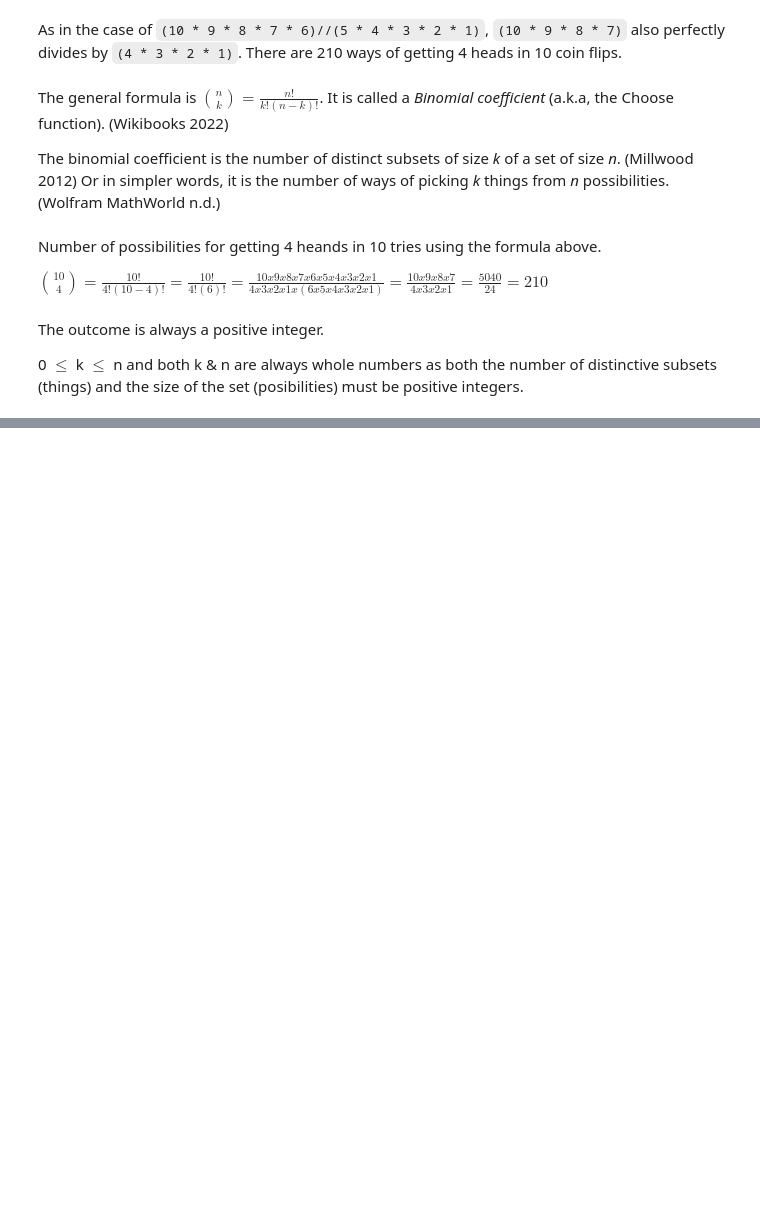
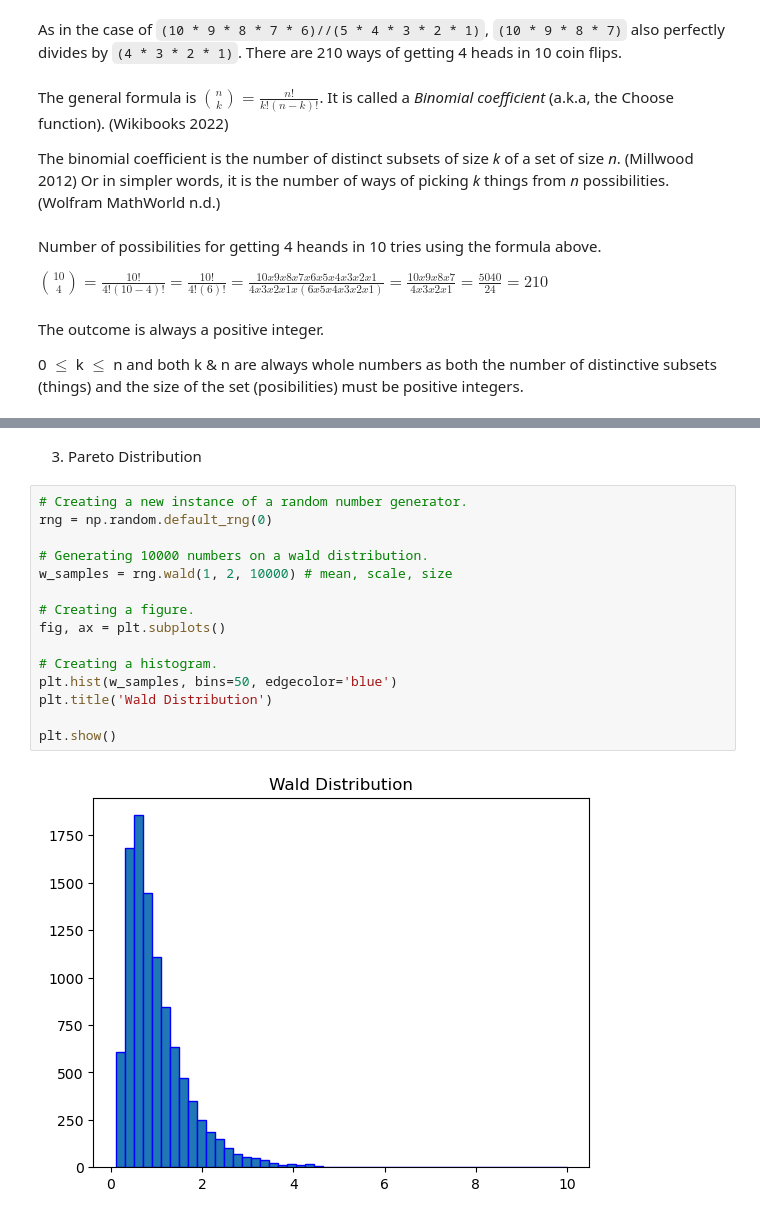
Before and after one commit to dariairad/fda-project1, a Jupyter notebook: 2. Randomness.ipynb, the cells around one changed output, grey strips where cells are left out. Drawn from its saved outputs; the diff is of its cells as text; blank space fills up the shorter version.

```diff
--- a/2. Randomness.ipynb
+++ b/2. Randomness.ipynb
@@ -44,0 +113,19 @@ Wolfram MathWorld (n.d.). *Binomial Coefficient.* Online at https://mathworld.wo
+# %% [markdown]
+3. Pareto Distribution
+# %%
+# Creating a new instance of a random number generator.
+rng = np.random.default_rng(0)
+
+# Generating 10000 numbers on a wald distribution.
+w_samples = rng.wald(1, 2, 10000) # mean, scale, size
+
+# Creating a figure.
+fig, ax = plt.subplots()
+
+# Creating a histogram.
+plt.hist(w_samples, bins=50, edgecolor='blue')
+plt.title('Wald Distribution')
+
+plt.show()
+# %% [output]
+[figure, added]
```
Also changed, not shown: parts of 16 cells of this notebook.
